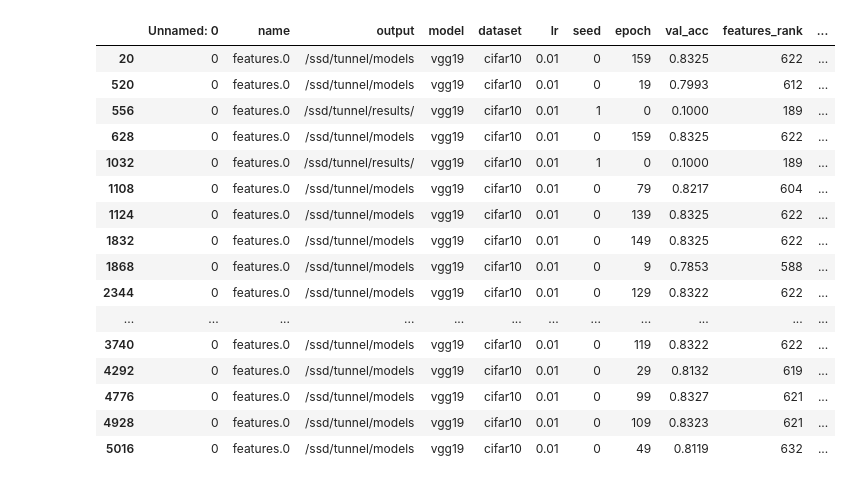
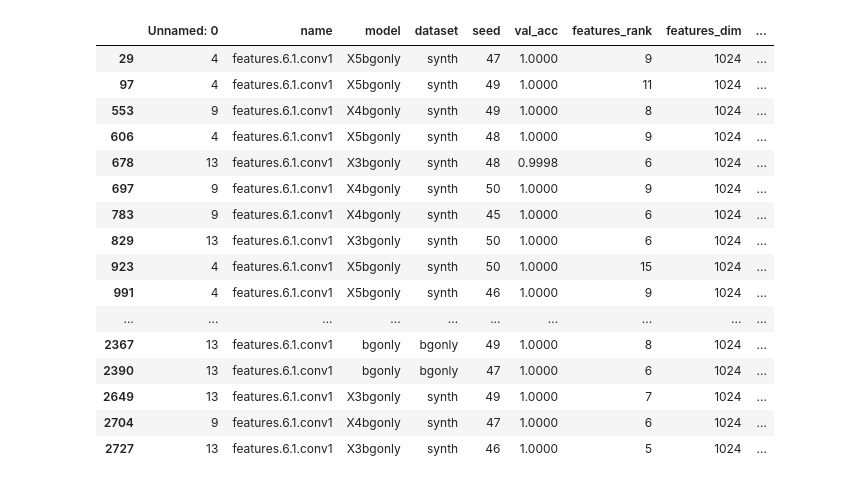
Before and after one commit to DHLSmith/jons-tunnel-effect, a Jupyter notebook: rank.ipynb, the cells around one changed output. Cells and saved outputs as stored; diff of their text form; code cells hidden in the pictures.

```diff
--- a/rank.ipynb
+++ b/rank.ipynb
@@ -4,7 +4,7 @@ import pandas as pd
 import os
 import glob
 
-csv_files = glob.glob(os.path.join("results/", "*.csv"))
+csv_files = glob.glob(os.path.join("../msc_similarity/exp1_ms_with_random_dataset/results_rank/", "*.csv"))
 
 dfs = []
 for f in csv_files:
@@ -42,20 +72,38 @@ for model in ['resnet18', 'resnet34', 'vgg19', 'vgg19_bn']:
+# %%
+import seaborn as sns
+import matplotlib.pyplot as plt
+# , 'mlp6', 'mlp8', 'mlp10', 'mlp12'
+matchpatt = "bw"
+for model in df[ df['model'].str.contains(matchpatt) ]['model'].unique():  # ['resnet18', 'resnet34', 'vgg19', 'vgg19_bn']:
+    # df2 = df[(df['model']==model) & (df['lr']==0.01) & (df['dataset']=='cifar10')]
+    df2 = df[(df['model']==model) ]
+    #plt.figure(figsize = (10,5))
+    #plt.title(model)
+    #sns.lineplot(x="epoch", y="val_acc", hue="model", data=df2)
+
+    plt.figure(figsize = (10,5))
+    plt.title(model)
+    #sns.scatterplot(x="layer", y="features_rank", hue='epoch', data=df2)
+    sns.scatterplot(x="name", y="features_rank", data=df2)
+    plt.xticks(rotation=90)
+    #plt.show()
 # %%
-df2[df2['name']=='features.0']
+df2[df2['name']=='features.6.1.conv1']
 # %% [output]
-|  | Unnamed: 0 | name | output | model | dataset | lr | seed | epoch | val_acc | features_rank | ... |
-| 20 | 0 | features.0 | /ssd/tunnel/models | vgg19 | cifar10 | 0.01 | 0 | 159 | 0.8325 | 622 | ... |
-| 520 | 0 | features.0 | /ssd/tunnel/models | vgg19 | cifar10 | 0.01 | 0 | 19 | 0.7993 | 612 | ... |
-| 556 | 0 | features.0 | /ssd/tunnel/results/ | vgg19 | cifar10 | 0.01 | 1 | 0 | 0.1000 | 189 | ... |
-| 628 | 0 | features.0 | /ssd/tunnel/models | vgg19 | cifar10 | 0.01 | 0 | 159 | 0.8325 | 622 | ... |
-| 1032 | 0 | features.0 | /ssd/tunnel/results/ | vgg19 | cifar10 | 0.01 | 1 | 0 | 0.1000 | 189 | ... |
-| 1108 | 0 | features.0 | /ssd/tunnel/models | vgg19 | cifar10 | 0.01 | 0 | 79 | 0.8217 | 604 | ... |
-| 1124 | 0 | features.0 | /ssd/tunnel/models | vgg19 | cifar10 | 0.01 | 0 | 139 | 0.8325 | 622 | ... |
-| 1832 | 0 | features.0 | /ssd/tunnel/models | vgg19 | cifar10 | 0.01 | 0 | 149 | 0.8325 | 622 | ... |
-| 1868 | 0 | features.0 | /ssd/tunnel/models | vgg19 | cifar10 | 0.01 | 0 | 9 | 0.7853 | 588 | ... |
-| 2344 | 0 | features.0 | /ssd/tunnel/models | vgg19 | cifar10 | 0.01 | 0 | 129 | 0.8322 | 622 | ... |
-| ... | ... | ... | ... | ... | ... | ... | ... | ... | ... | ... | ... |
-| 3740 | 0 | features.0 | /ssd/tunnel/models | vgg19 | cifar10 | 0.01 | 0 | 119 | 0.8322 | 622 | ... |
-| 4292 | 0 | features.0 | /ssd/tunnel/models | vgg19 | cifar10 | 0.01 | 0 | 29 | 0.8132 | 619 | ... |
-| 4776 | 0 | features.0 | /ssd/tunnel/models | vgg19 | cifar10 | 0.01 | 0 | 99 | 0.8327 | 621 | ... |
-| 4928 | 0 | features.0 | /ssd/tunnel/models | vgg19 | cifar10 | 0.01 | 0 | 109 | 0.8323 | 621 | ... |
-| 5016 | 0 | features.0 | /ssd/tunnel/models | vgg19 | cifar10 | 0.01 | 0 | 49 | 0.8119 | 632 | ... |
+|  | Unnamed: 0 | name | model | dataset | seed | val_acc | features_rank | features_dim | ... |
+| 29 | 4 | features.6.1.conv1 | X5bgonly | synth | 47 | 1.0000 | 9 | 1024 | ... |
+| 97 | 4 | features.6.1.conv1 | X5bgonly | synth | 49 | 1.0000 | 11 | 1024 | ... |
+| 553 | 9 | features.6.1.conv1 | X4bgonly | synth | 49 | 1.0000 | 8 | 1024 | ... |
+| 606 | 4 | features.6.1.conv1 | X5bgonly | synth | 48 | 1.0000 | 9 | 1024 | ... |
+| 678 | 13 | features.6.1.conv1 | X3bgonly | synth | 48 | 0.9998 | 6 | 1024 | ... |
+| 697 | 9 | features.6.1.conv1 | X4bgonly | synth | 50 | 1.0000 | 9 | 1024 | ... |
+| 783 | 9 | features.6.1.conv1 | X4bgonly | synth | 45 | 1.0000 | 6 | 1024 | ... |
+| 829 | 13 | features.6.1.conv1 | X3bgonly | synth | 50 | 1.0000 | 6 | 1024 | ... |
+| 923 | 4 | features.6.1.conv1 | X5bgonly | synth | 50 | 1.0000 | 15 | 1024 | ... |
+| 991 | 4 | features.6.1.conv1 | X5bgonly | synth | 46 | 1.0000 | 9 | 1024 | ... |
+| ... | ... | ... | ... | ... | ... | ... | ... | ... | ... |
+| 2367 | 13 | features.6.1.conv1 | bgonly | bgonly | 49 | 1.0000 | 8 | 1024 | ... |
+| 2390 | 13 | features.6.1.conv1 | bgonly | bgonly | 47 | 1.0000 | 6 | 1024 | ... |
+| 2649 | 13 | features.6.1.conv1 | X3bgonly | synth | 49 | 1.0000 | 7 | 1024 | ... |
+| 2704 | 9 | features.6.1.conv1 | X4bgonly | synth | 47 | 1.0000 | 6 | 1024 | ... |
+| 2727 | 13 | features.6.1.conv1 | X3bgonly | synth | 46 | 1.0000 | 5 | 1024 | ... |
```
Also changed, not shown: parts of 4 cells of this notebook, 1 other file.
